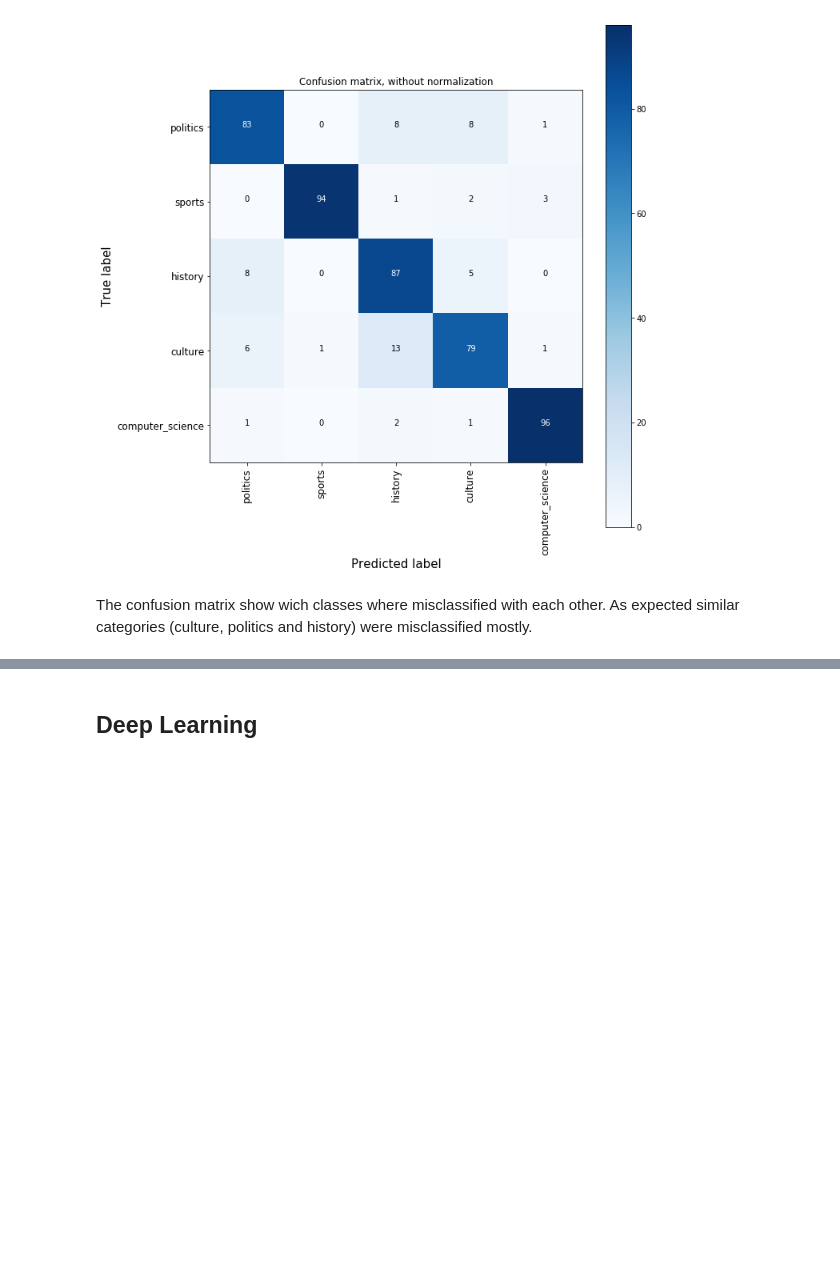
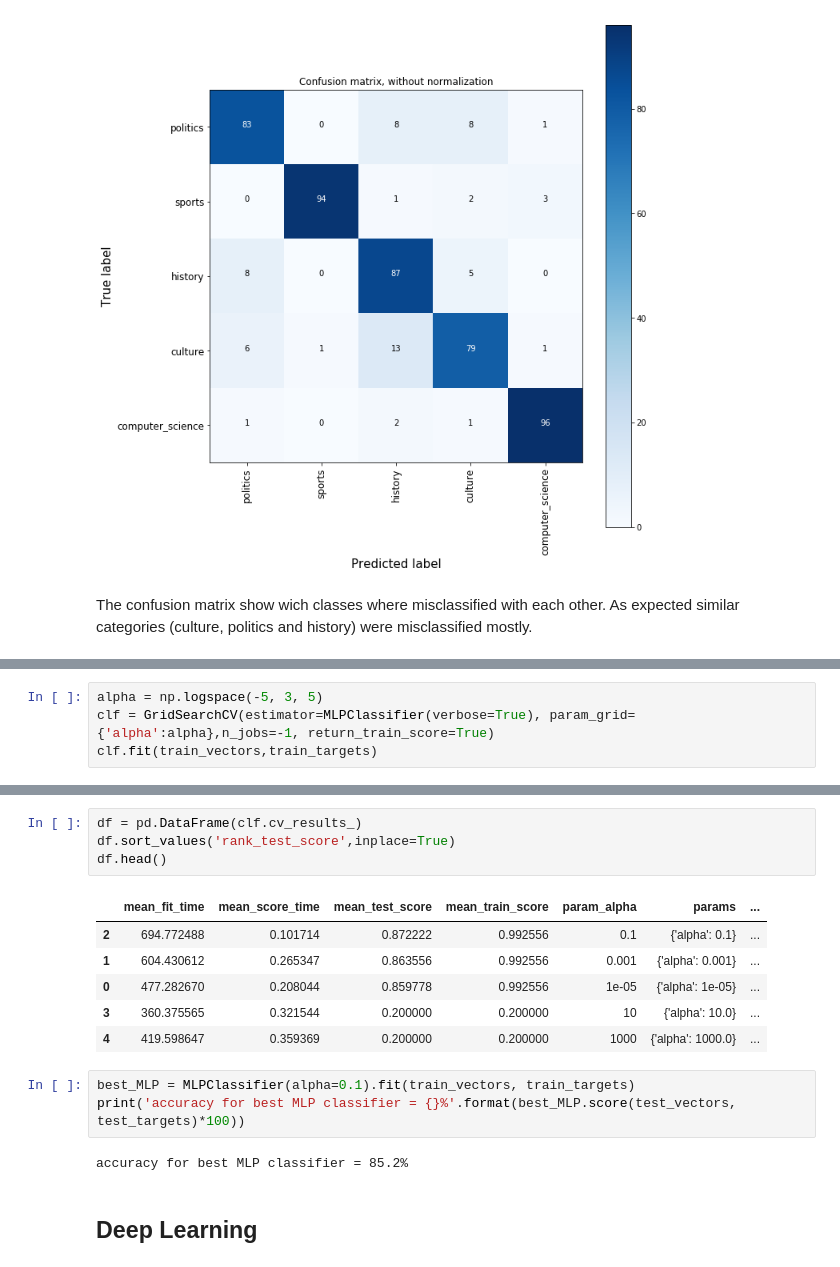
Before and after one commit to ahmadajal/Swiss_comm_eval, a Jupyter notebook: Classification.ipynb, the cells around one changed output, grey strips where cells are left out. Saved outputs shown, nothing was run; the diff lists cells and outputs as text; blank space fills up the shorter version.

```diff
--- a/Classification.ipynb
+++ b/Classification.ipynb
@@ -319,0 +333,4 @@ The confusion matrix show wich classes where misclassified with each other. As e
+# %%
+alpha = np.logspace(-5, 3, 5)
+clf = GridSearchCV(estimator=MLPClassifier(verbose=True), param_grid={'alpha':alpha},n_jobs=-1, return_train_score=True)
+clf.fit(train_vectors,train_targets)
@@ -320,3 +367,19 @@ The confusion matrix show wich classes where misclassified with each other. As e
+# %%
+df = pd.DataFrame(clf.cv_results_)
+df.sort_values('rank_test_score',inplace=True)
+df.head()
+# %% [output]
+|  | mean_fit_time | mean_score_time | mean_test_score | mean_train_score | param_alpha | params | ... |
+| 2 | 694.772488 | 0.101714 | 0.872222 | 0.992556 | 0.1 | {'alpha': 0.1} | ... |
+| 1 | 604.430612 | 0.265347 | 0.863556 | 0.992556 | 0.001 | {'alpha': 0.001} | ... |
+| 0 | 477.282670 | 0.208044 | 0.859778 | 0.992556 | 1e-05 | {'alpha': 1e-05} | ... |
+| 3 | 360.375565 | 0.321544 | 0.200000 | 0.200000 | 10 | {'alpha': 10.0} | ... |
+| 4 | 419.598647 | 0.359369 | 0.200000 | 0.200000 | 1000 | {'alpha': 1000.0} | ... |
+# %%
+best_MLP = MLPClassifier(alpha=0.1).fit(train_vectors, train_targets)
+print('accuracy for best MLP classifier = {}%'.format(best_MLP.score(test_vectors, test_targets)*100))
+# %% [output]
+accuracy for best MLP classifier = 85.2%
 # %% [markdown]
 ## Deep Learning
 # %% [markdown]
```
Also changed, not shown: parts of 39 cells of this notebook.
